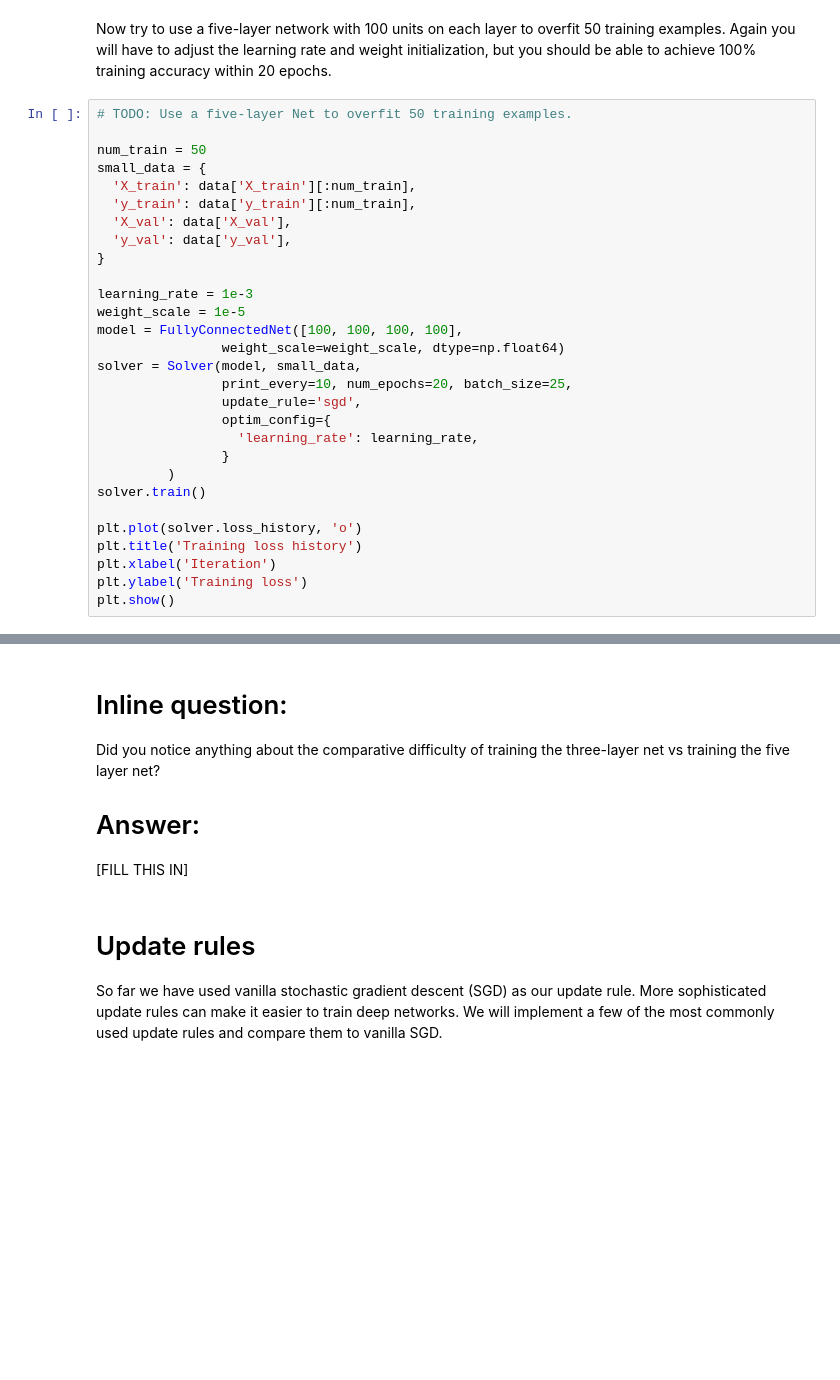
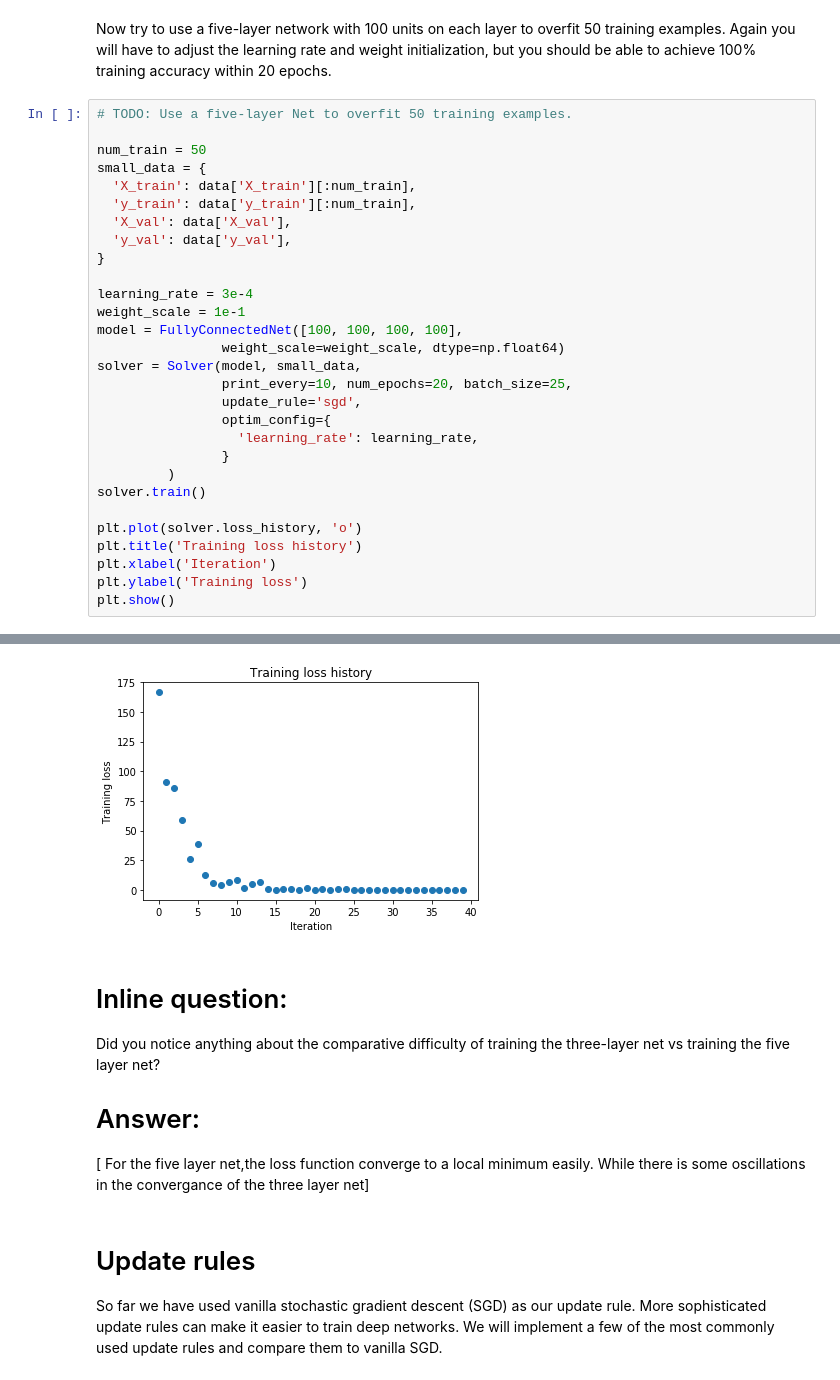
Before and after one commit to Amiraesawy96/CS231n-Assignment2, a Jupyter notebook: FullyConnectedNets.ipynb, the cells around one changed output, grey strips where cells are left out. Saved outputs shown, nothing was run; the diff lists cells and outputs as text; blank space fills up the shorter version.

```diff
--- a/FullyConnectedNets.ipynb
+++ b/FullyConnectedNets.ipynb
@@ -454,8 +490,8 @@ small_data = {
   'y_val': data['y_val'],
 }
 
-learning_rate = 1e-3
-weight_scale = 1e-5
+learning_rate = 3e-4
+weight_scale = 1e-1
 model = FullyConnectedNet([100, 100, 100, 100],
                 weight_scale=weight_scale, dtype=np.float64)
 solver = Solver(model, small_data,
@@ -472,3 +508,4 @@ plt.title('Training loss history')
 plt.xlabel('Iteration')
 plt.ylabel('Training loss')
 plt.show()
+# %% [output]
@@ -475,9 +529,10 @@ plt.show()
+[figure, added]
 # %% [markdown]
 # Inline question:
 Did you notice anything about the comparative difficulty of training the three-layer net vs training the five layer net?
 
 # Answer:
-[FILL THIS IN]
+[ For the five layer net,the loss function converge to a local minimum easily. While there is some oscillations in the convergance of the three layer net]
 # %% [markdown]
 # Update rules
 So far we have used vanilla stochastic gradient descent (SGD) as our update rule. More sophisticated update rules can make it easier to train deep networks. We will implement a few of the most commonly used update rules and compare them to vanilla SGD.
```
Also changed, not shown: parts of 14 cells of this notebook, 5 other files.
